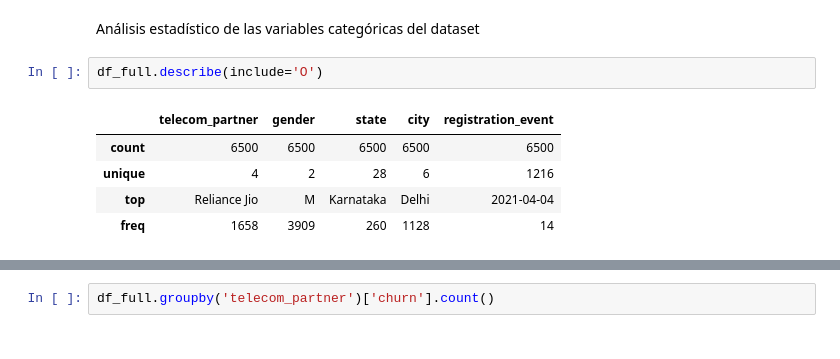
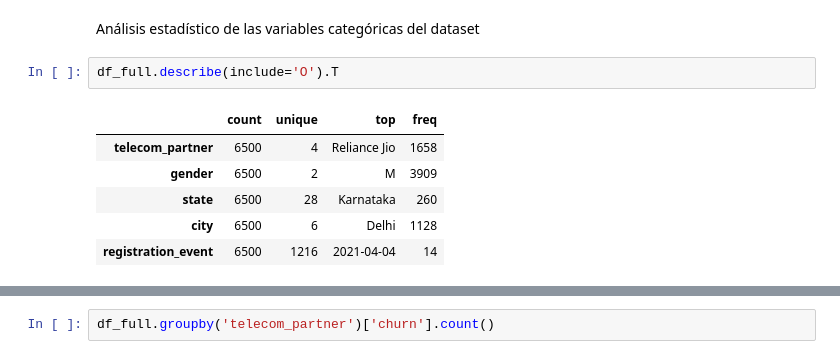
Before and after one commit to Faabrisgro/proyecto_final_mundose, a Jupyter notebook: proyecto_final.ipynb, the cells around one changed output, grey strips where cells are left out. Drawn from its saved outputs; the diff is of its cells as text.

```diff
--- a/proyecto_final.ipynb
+++ b/proyecto_final.ipynb
@@ -83,10 +91,11 @@ Algunos datos relevantes del análisis estadísitico de la distribución de los
 # %% [markdown]
 Análisis estadístico de las variables categóricas del dataset
 # %%
-df_full.describe(include='O')
+df_full.describe(include='O').T
 # %% [output]
-|  | telecom_partner | gender | state | city | registration_event |
-| count | 6500 | 6500 | 6500 | 6500 | 6500 |
-| unique | 4 | 2 | 28 | 6 | 1216 |
-| top | Reliance Jio | M | Karnataka | Delhi | 2021-04-04 |
-| freq | 1658 | 3909 | 260 | 1128 | 14 |
+|  | count | unique | top | freq |
+| telecom_partner | 6500 | 4 | Reliance Jio | 1658 |
+| gender | 6500 | 2 | M | 3909 |
+| state | 6500 | 28 | Karnataka | 260 |
+| city | 6500 | 6 | Delhi | 1128 |
+| registration_event | 6500 | 1216 | 2021-04-04 | 14 |
```
Also changed, not shown: parts of 22 cells of this notebook, 1 other file.
